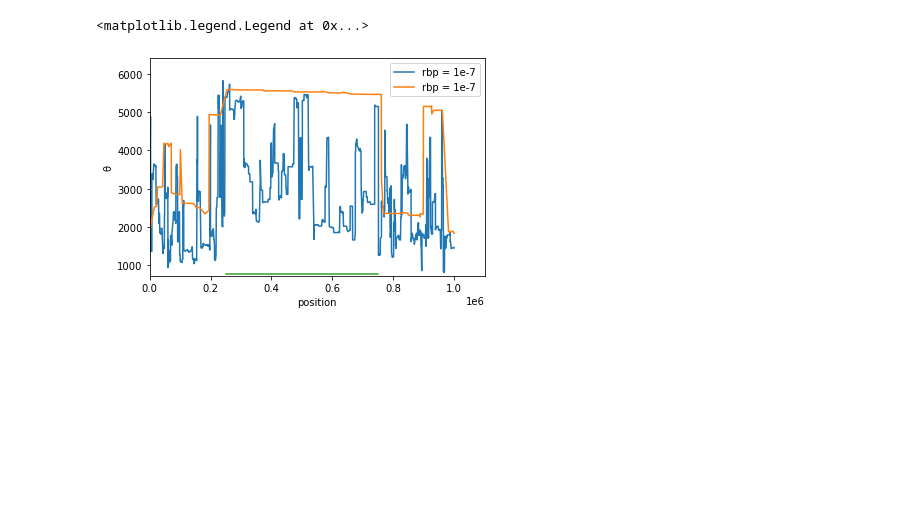
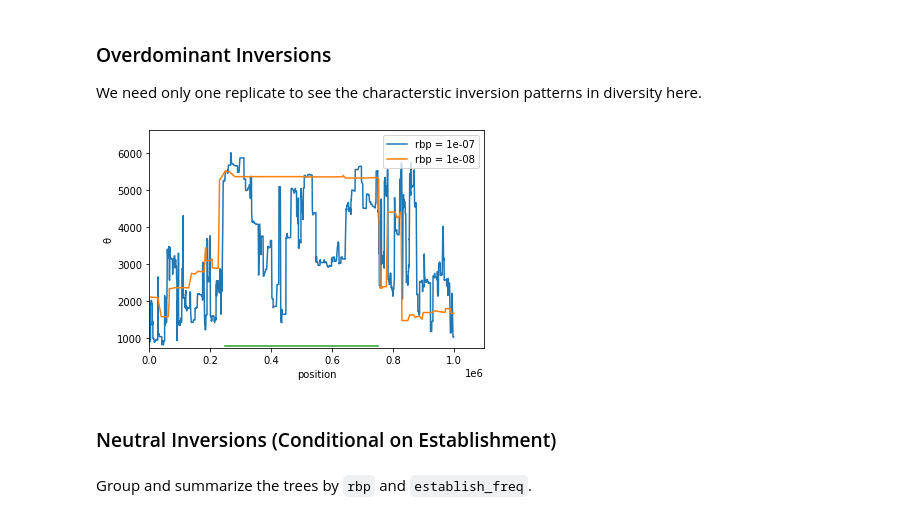
Before and after one commit to MesserLab/SLiM-Extras, a Jupyter notebook: inversions/inversion_recipe.ipynb, the cells around one changed output. Saved outputs shown, nothing was run; the diff lists cells and outputs as text; code cells hidden in the pictures; blank space fills up the shorter version.

Commit message:
updated inversion recipes, with analysis notebook and slim sims

```diff
--- a/inversions/inversion_recipe.ipynb
+++ b/inversions/inversion_recipe.ipynb
@@ -21,0 +21,9 @@ ts = {rbp: load_and_recapitate(file) for rbp, file in files.items()}
+# %%
+# simulation parameters shared between sims
+region_length = 1000000
+N = 500
+inversion = (250000, 749999)
+# %% [markdown]
+### Overdominant Inversions
+
+We need only one replicate to see the characterstic inversion patterns in diversity here.
@@ -22,23 +33,24 @@ ts = {rbp: load_and_recapitate(file) for rbp, file in files.items()}
 # %%
-# same for both
-region_length = ts[1e-07].metadata['SLiM']['user_metadata']['region_length'][0]
-inversion = ts[1e-07].metadata['SLiM']['user_metadata']['inversion_coords']
-N = ts[1e-07].metadata['SLiM']['user_metadata']['N'][0]
-
+# example of how we could access these via metadata
+#region_length = ts[1e-07].metadata['SLiM']['user_metadata']['region_length'][0]
+#inversion = ts[1e-07].metadata['SLiM']['user_metadata']['inversion_coords']
+#N = ts[1e-07].metadata['SLiM']['user_metadata']['N'][0]
 pis = {rbp: ts.diversity(windows='trees', mode='branch') for rbp, ts in ts.items()}
 xs = {rbp: np.cumsum([t.span for t in ts.trees()]) for rbp, ts in ts.items()}
 # %%
 fig, ax = plt.subplots()
 for rbp in pis:
-    ax.plot(xs[rbp], pis[rbp], label='rbp = 1e-7')
+    ax.plot(xs[rbp], pis[rbp], label=f'rbp = {rbp}')
 y = np.fromiter(itertools.chain(*pis.values()), dtype='f')
 min_y, max_y = np.min(y), np.max(y)
 ax.plot(inversion, 2*[0.95*min_y])
 ax.set_xlim(0, region_length*1.1)
 ax.set_ylim(min_y*0.9, max_y*1.1)
 ax.set_ylabel("θ")
 ax.set_xlabel("position")
 plt.legend(loc='upper right')
+plt.savefig('single_runs.png')
 # %% [output]
-<matplotlib.legend.Legend at 0x...>
-[figure, old version]
+[figure, new version]
+# %% [markdown]
+### Neutral Inversions (Conditional on Establishment)
@@ -44,0 +61,2 @@ plt.legend(loc='upper right')
+# %% [markdown]
+Group and summarize the trees by `rbp` and `establish_freq`.
```
Also changed, not shown: parts of 7 cells of this notebook, 7 other files.
